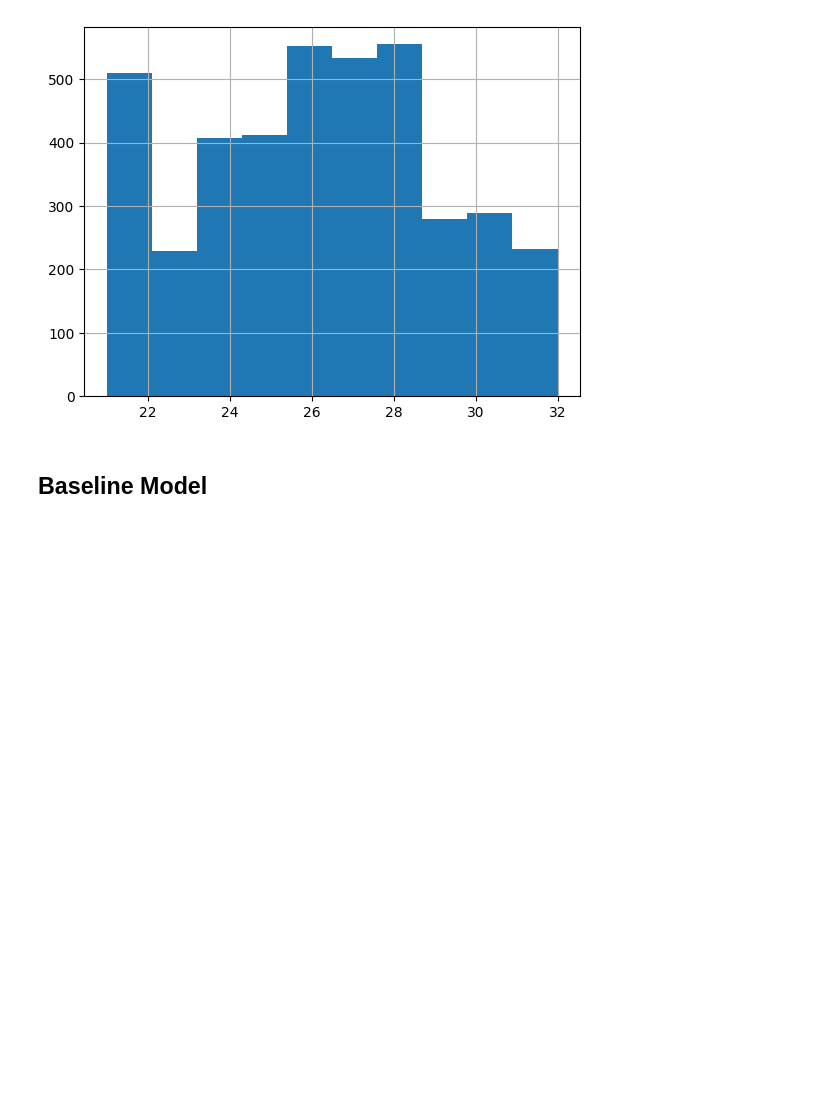
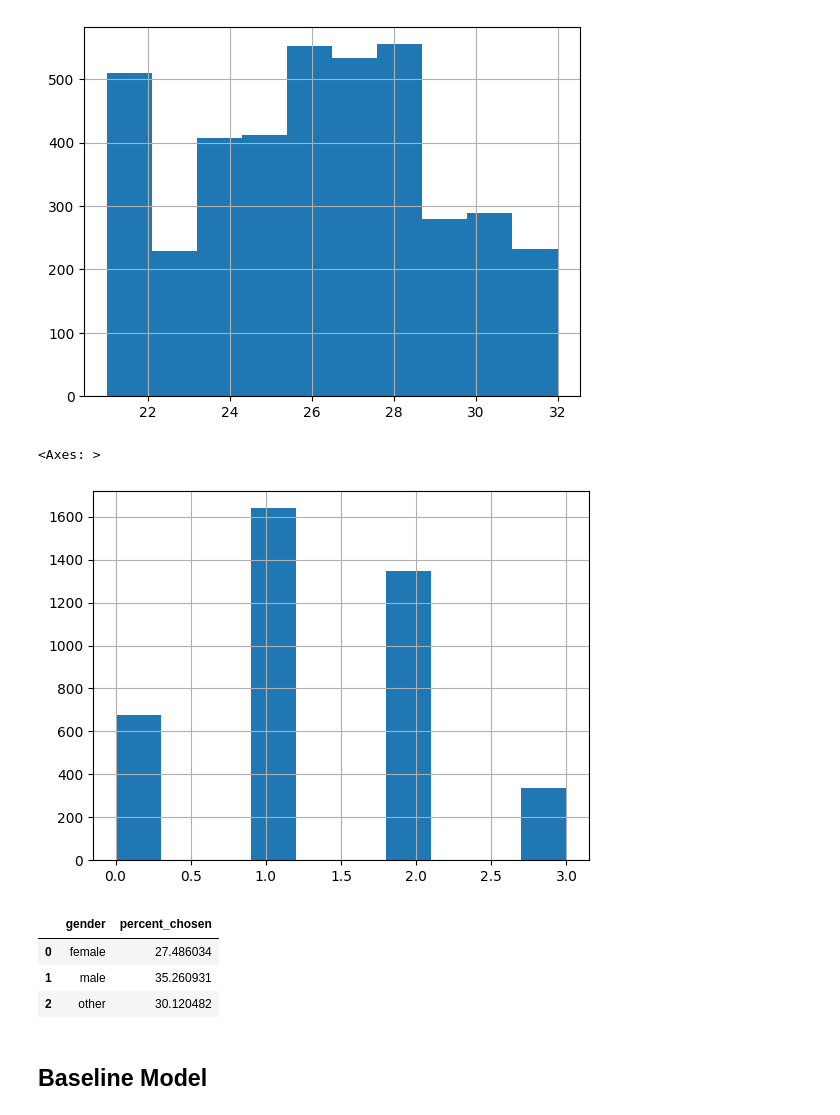
Before and after one commit to MiriamEspinosa/Gender_Fairness_Recruitment, a Jupyter notebook: Final_Assignment/final_assignment.ipynb, the cells around one changed output. Saved outputs shown, nothing was run; the diff lists cells and outputs as text; code cells hidden in the pictures; blank space fills up the shorter version.

Commit message:
Add percentages of male/female being selected.

```diff
--- a/Final_Assignment/final_assignment.ipynb
+++ b/Final_Assignment/final_assignment.ipynb
@@ -138,6 +146,23 @@ df['age'].hist()
 # %% [output]
 <Axes: >
 [figure]
+# %%
+df['ind-languages'].hist()
+# %% [output]
+<Axes: >
+[figure, added]
+# %%
+percent_chosen = df.groupby('gender')['decision'].mean() * 100
+
+percent_chosen = percent_chosen.reset_index()
+percent_chosen.columns = ['gender', 'percent_chosen']
+
+percent_chosen
+# %% [output]
+|  | gender | percent_chosen |
+| 0 | female | 27.486034 |
+| 1 | male | 35.260931 |
+| 2 | other | 30.120482 |
 # %% [markdown]
 ## Baseline Model
 # %%
```
Also changed, not shown: parts of 3 cells of this notebook.
